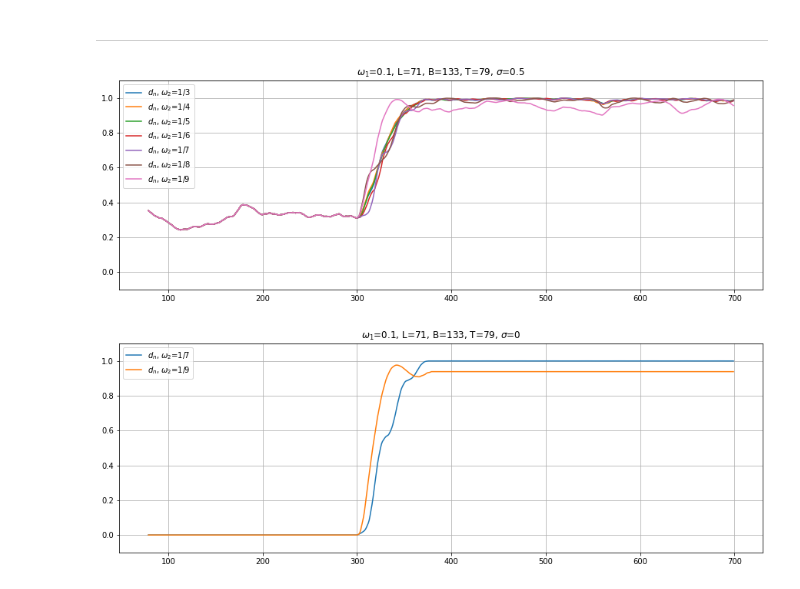
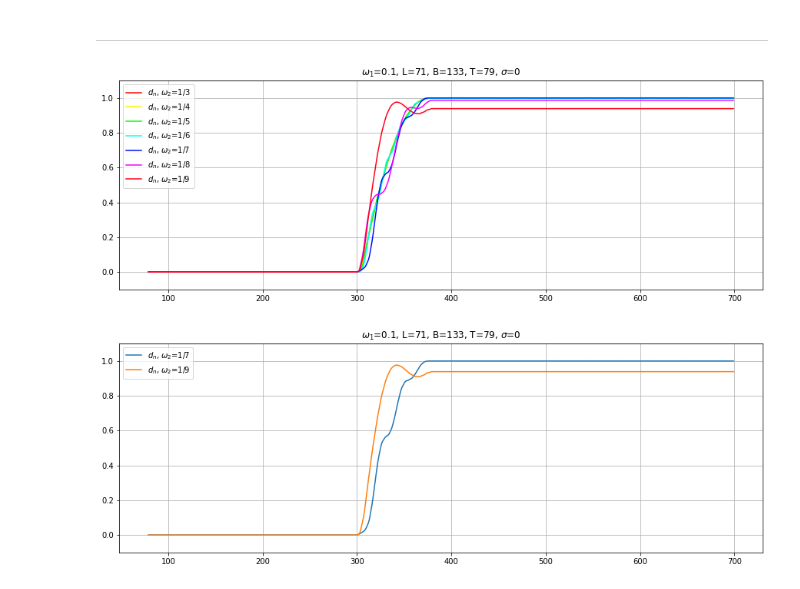
Before and after one commit to Loulaan/researchWork, a Jupyter notebook: System/images.ipynb, the cells around one changed output. Drawn from its saved outputs; the diff is of its cells as text; code cells hidden in the pictures.

Commit message:
* Edit report * Add images

```diff
--- a/System/images.ipynb
+++ b/System/images.ipynb
@@ -37,47 +24,47 @@ w2 = 1/7
 B = 133
 T_ = 79
 L = 71
-noise = np.random.normal(scale=0.5, size=N)
+noise = np.random.normal(scale=0.0, size=N)
 original_series = generate_series(w1, 1/3, Q, N) + noise
 row1 = Hmatr(f=original_series, B=B, T=T_, L=L, neig=r, svdMethod=method).getRow()
 
 original_series = generate_series(w1, 1/4, Q, N) + noise
 row2 = Hmatr(f=original_series, B=B, T=T_, L=L, neig=r, svdMethod=method).getRow()
 
 original_series = generate_series(w1, 1/5, Q, N) + noise
 row3 = Hmatr(f=original_series, B=B, T=T_, L=L, neig=r, svdMethod=method).getRow()
 
 original_series = generate_series(w1, 1/6, Q, N) + noise
 row4 = Hmatr(f=original_series, B=B, T=T_, L=L, neig=r, svdMethod=method).getRow()
 
 original_series = generate_series(w1, 1/7, Q, N) + noise
 row5 = Hmatr(f=original_series, B=B, T=T_, L=L, neig=r, svdMethod=method).getRow()
 
 original_series = generate_series(w1, 1/8, Q, N) + noise
 row6 = Hmatr(f=original_series, B=B, T=T_, L=L, neig=r, svdMethod=method).getRow()
 
 original_series = generate_series(w1, 1/9, Q, N) + noise
 row7 = Hmatr(f=original_series, B=B, T=T_, L=L, neig=r, svdMethod=method).getRow()
-
+colors = plt.cm.hsv(np.linspace(0, 1, 7))
 X = np.arange(T_, N)
 plt.figure(figsize=(15, 5))
-plt.plot(X, row1, label=r'$d_n$, $\omega_2$=1/3')
-plt.plot(X, row2, label=r'$d_n$, $\omega_2$=1/4')
-plt.plot(X, row3, label=r'$d_n$, $\omega_2$=1/5')
-plt.plot(X, row4, label=r'$d_n$, $\omega_2$=1/6')
-plt.plot(X, row5, label=r'$d_n$, $\omega_2$=1/7')
-plt.plot(X, row6, label=r'$d_n$, $\omega_2$=1/8')
-plt.plot(X, row7, label=r'$d_n$, $\omega_2$=1/9')
+plt.plot(X, row1, label=r'$d_n$, $\omega_2$=1/3', color=colors[0])
+plt.plot(X, row2, label=r'$d_n$, $\omega_2$=1/4', color=colors[1])
+plt.plot(X, row3, label=r'$d_n$, $\omega_2$=1/5', color=colors[2])
+plt.plot(X, row4, label=r'$d_n$, $\omega_2$=1/6', color=colors[3])
+plt.plot(X, row5, label=r'$d_n$, $\omega_2$=1/7', color=colors[4])
+plt.plot(X, row6, label=r'$d_n$, $\omega_2$=1/8', color=colors[5])
+plt.plot(X, row7, label=r'$d_n$, $\omega_2$=1/9', color=colors[6])
 
 
-plt.title(fr"$\omega_1$={w1}, L={L}, B={B}, T={T_}, $\sigma$=0.5")
+plt.title(fr"$\omega_1$={w1}, L={L}, B={B}, T={T_}, $\sigma$=0")
 plt.legend(loc='upper left')
 plt.ylim((-0.1, 1.1))
 plt.grid()
 plt.show()
 # diff_moment_growth.png
 # %% [output]
-[figure, old version]
+[figure, new version]
 # %%
 np.random.seed(12345)
 w_min = w1 + 1/50  # Минимальная разница в частотах для обнаружения неоднородности
```
Also changed, not shown: parts of 9 cells of this notebook, 5 other files.
